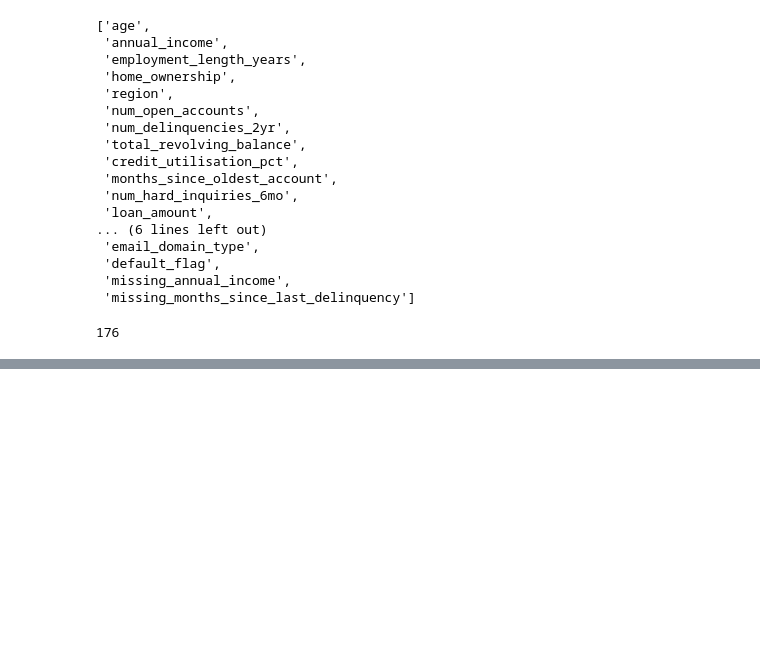
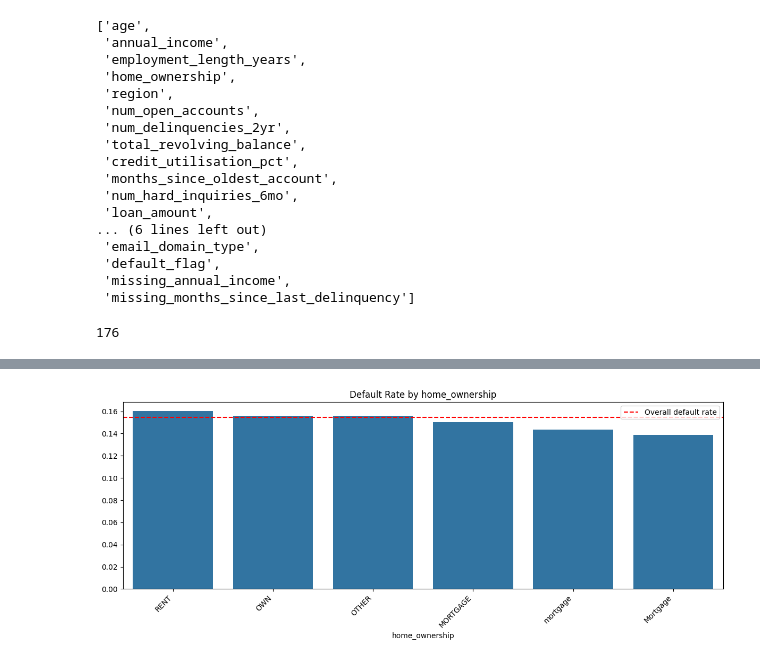
Before and after one commit to mphomutchinya/Robust-interactive-credit-model, a Jupyter notebook: notebooks/feature_engineering.ipynb, the cells around one changed output, grey strips where cells are left out. Saved outputs shown, nothing was run; the diff lists cells and outputs as text; code cells hidden in the pictures; blank space fills up the shorter version.

```diff
--- a/notebooks/feature_engineering.ipynb
+++ b/notebooks/feature_engineering.ipynb
@@ -45,3 +56,17 @@ df_train["months_since_last_delinquency"].nunique()
+# %%
+feature = 'home_ownership'
+default_rate = df_train.groupby(feature)['default_flag'].mean().sort_values(ascending=False)
+
+plt.figure(figsize=(12, 5))
+sns.barplot(x=default_rate.index, y=default_rate.values)
+plt.axhline(y=df_train['default_flag'].mean(), color='red', linestyle='--', label='Overall default rate')
+plt.title(f'Default Rate by {feature}')
+plt.xticks(rotation=45, ha='right')
+plt.legend()
+plt.tight_layout()
+plt.show()
+# %% [output]
+[figure, added]
 # %%
 
 #Monthly debt payments relative to income
```
Also changed, not shown: parts of 3 cells of this notebook, 2 other files.
